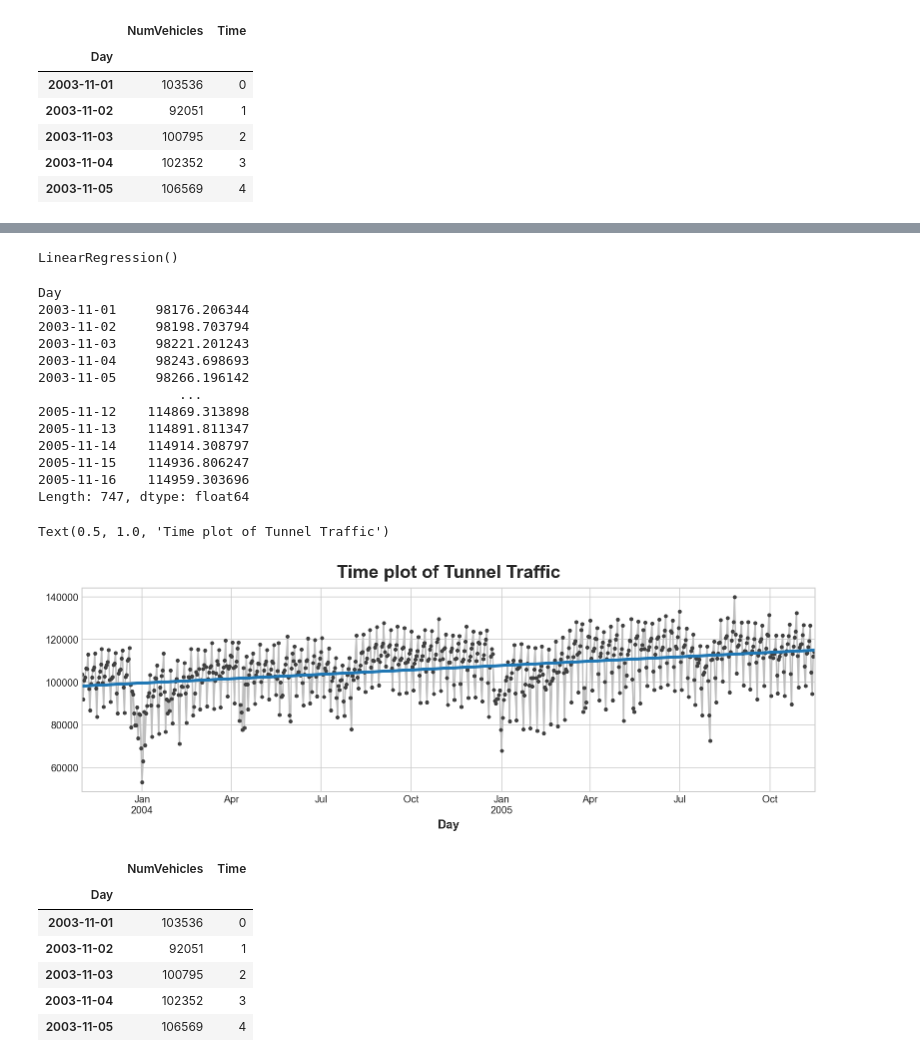
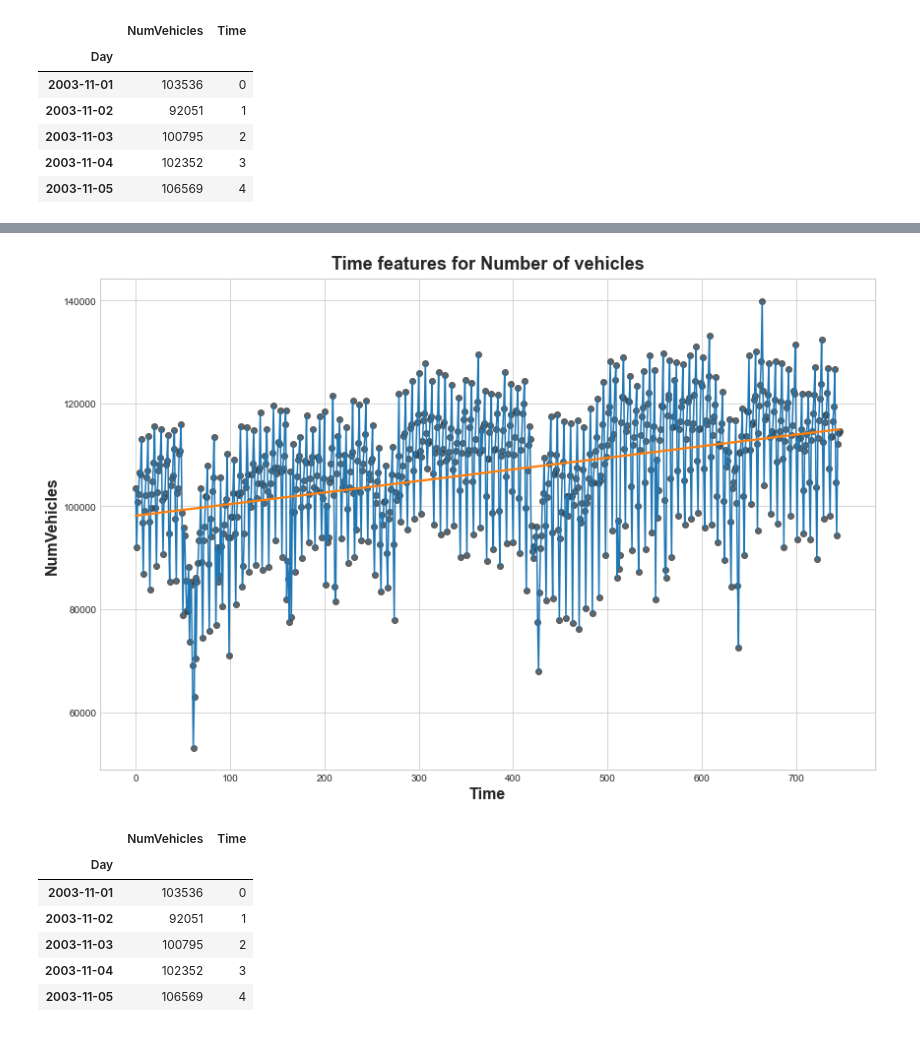
Before and after one commit to JudsonMorgan/Time-series, a Jupyter notebook: Time-Series-tutorials.ipynb, the cells around one changed output, grey strips where cells are left out. Drawn from its saved outputs; the diff is of its cells as text; code cells hidden in the pictures.

```diff
--- a/Time-Series-tutorials.ipynb
+++ b/Time-Series-tutorials.ipynb
@@ -8,11 +8,12 @@ plt.style.use('seaborn-whitegrid')
 import warnings
 warnings.filterwarnings('ignore')
 # %%
-data = pd.read_csv('Downloads/tunnel.csv',
-                  index_col = 'Day',
-                  parse_dates = ['Day'])
+df = pd.read_csv('data/tunnel.csv',
+parse_dates = ['Day'])
 
-data.head()
+df = df.set_index('Day').to_period()
+
+df.head()
 # %% [output]
 |  | NumVehicles |
 | Day |  |
@@ -155,5 +80,0 @@ X.head()
-# %%
-model = LinearRegression()
-model.fit(X,y)
-# %% [output]
-LinearRegression()
@@ -162,16 +80,0 @@ y_pred = pd.Series(model.predict(X), index=X.index)
-# %%
-y_pred
-# %% [output]
-Day
-2003-11-01     98176.206344
-2003-11-02     98198.703794
-2003-11-03     98221.201243
-2003-11-04     98243.698693
-2003-11-05     98266.196142
-                  ...
-2005-11-12    114869.313898
-2005-11-13    114891.811347
-2005-11-14    114914.308797
-2005-11-15    114936.806247
-2005-11-16    114959.303696
-Length: 747, dtype: float64
@@ -196,10 +81,11 @@ plot_params = dict(
-# %%
-ax = y.plot(**plot_params)
-ax = y_pred.plot(ax=ax, linewidth=3)
-ax.set_title("Time plot of Tunnel Traffic", fontsize=18, fontweight='bold')
-# %% [output]
-Text(0.5, 1.0, 'Time plot of Tunnel Traffic')
-[figure, removed]
+# %%
+fig, ax = plt.subplots()
+ax.plot('Time', 'NumVehicles', data = df)
+ax = sns.regplot(x = 'Time', y = 'NumVehicles', data = df, ci=None, scatter_kws = dict(color = '0.25'))
+ax.set_title('Time features for Number of vehicles')
+plt.show()
+# %% [output]
+[figure, added]
 # %%
 df.head()
 # %% [output]
```
Also changed, not shown: parts of 22 cells of this notebook, 1 other file.
